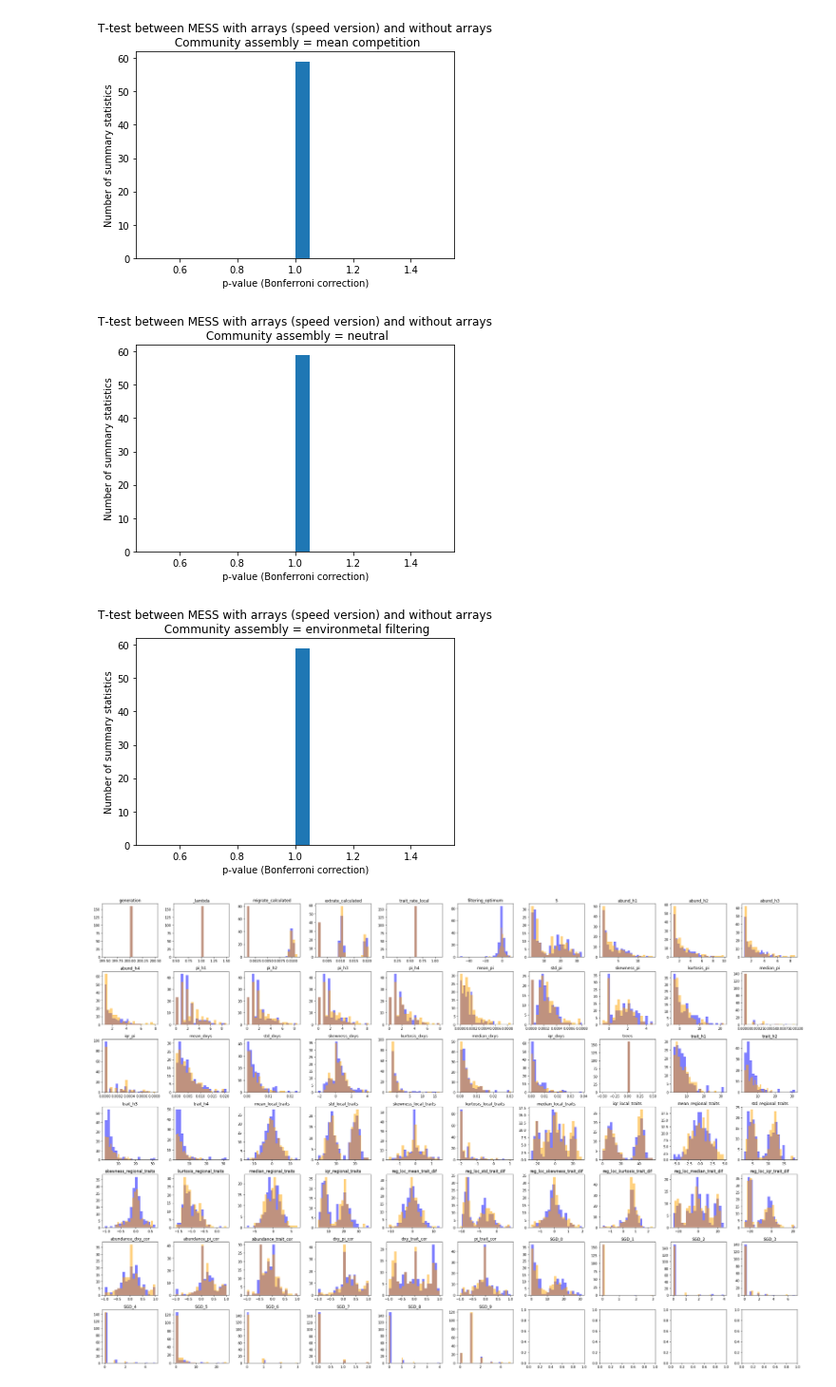
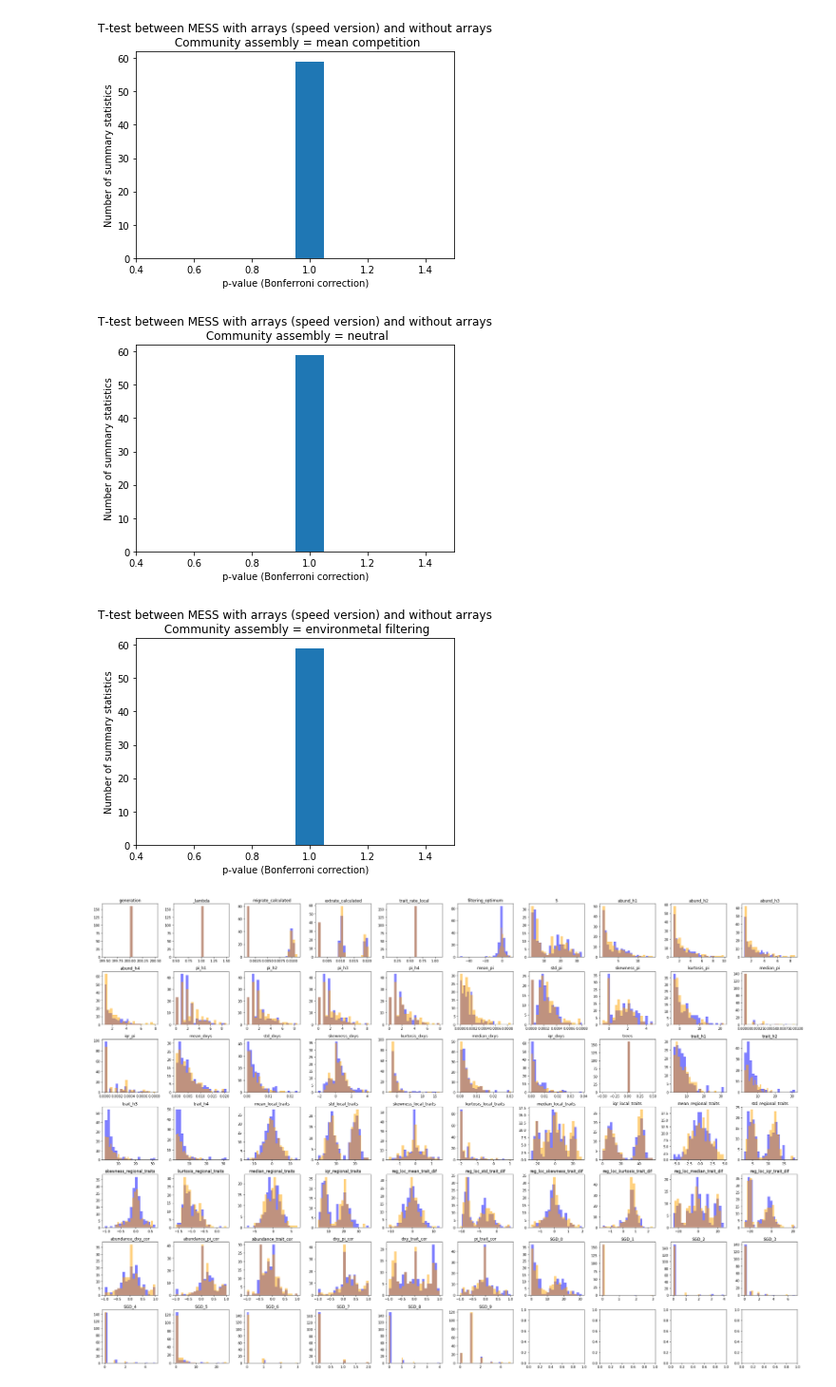
Before and after one commit to messDiv/MESS, a Jupyter notebook: jupyter-notebooks/plotting/testing_array_version.ipynb, the cells around one changed output. Shown at 95% size. Drawn from its saved outputs; the diff is of its cells as text; code cells hidden in the pictures.

```diff
--- a/jupyter-notebooks/plotting/testing_array_version.ipynb
+++ b/jupyter-notebooks/plotting/testing_array_version.ipynb
@@ -43,35 +59,35 @@ ttres_filtering = multitest.multipletests(ttres_filtering,method='bonferroni')
 # %%
-plt.hist(ttres_mean[1], bins=20)
+plt.hist(ttres_mean[1],align='left')
 plt.xlabel("p-value (Bonferroni correction)")
 plt.ylabel("Number of summary statistics")
 plt.title("T-test between MESS with arrays (speed version) and without arrays\n Community assembly = mean competition")
 plt.show()
 plt.close()
 
-#plt.hist(ttres_pw[1], bins=20)
+#plt.hist(ttres_pw[1], align='left')
 #plt.xlabel("p-value (Bonferroni correction)")
 #plt.ylabel("Number of summary statistics")
 #plt.title("T-test between MESS with arrays (speed version) and without arrays\n Community assembly = pairwise competition")
 #plt.show()
 #plt.close()
 
-plt.hist(ttres_neutral[1], bins=20)
+plt.hist(ttres_neutral[1], align='left')
 plt.xlabel("p-value (Bonferroni correction)")
 plt.ylabel("Number of summary statistics")
 plt.title("T-test between MESS with arrays (speed version) and without arrays\n Community assembly = neutral")
 plt.show()
 plt.close()
 
-plt.hist(ttres_filtering[1], bins=20)
+plt.hist(ttres_filtering[1], align='left')
 plt.xlabel("p-value (Bonferroni correction)")
 plt.ylabel("Number of summary statistics")
 plt.title("T-test between MESS with arrays (speed version) and without arrays\n Community assembly = environmetal filtering")
 plt.show()
 plt.close()
 # %% [output]
-[figure, old version]
+[figure, new version]
-[figure, old version]
+[figure, new version]
-[figure, old version]
+[figure, new version]
 # %%
 # MEAN
 # Array is blue
```
Also changed, not shown: parts of 2 cells of this notebook, 1 other file.
